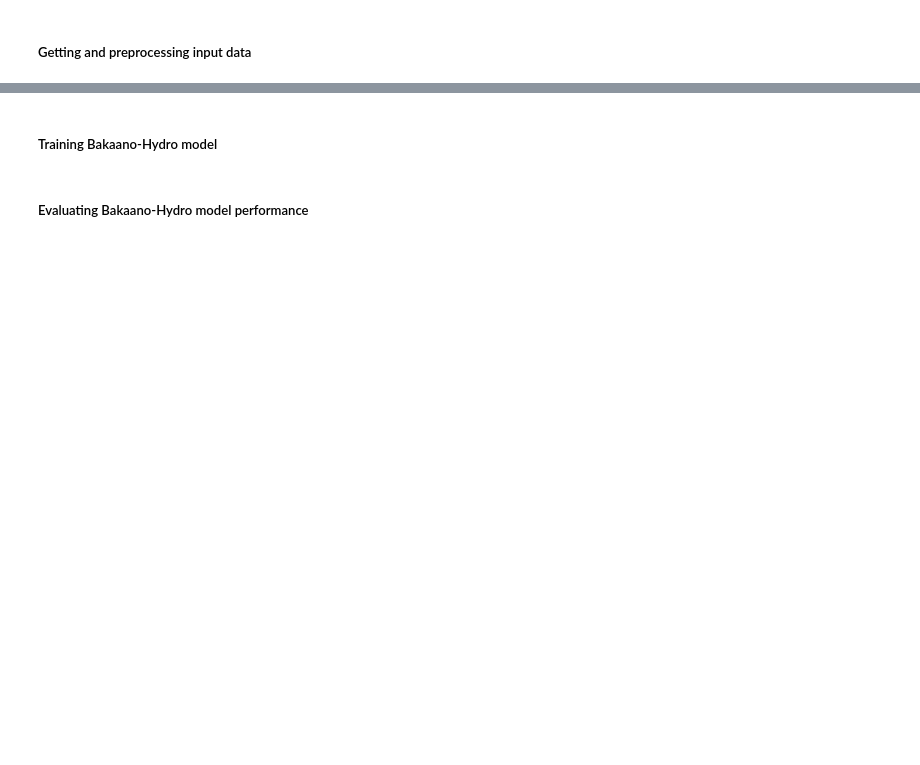
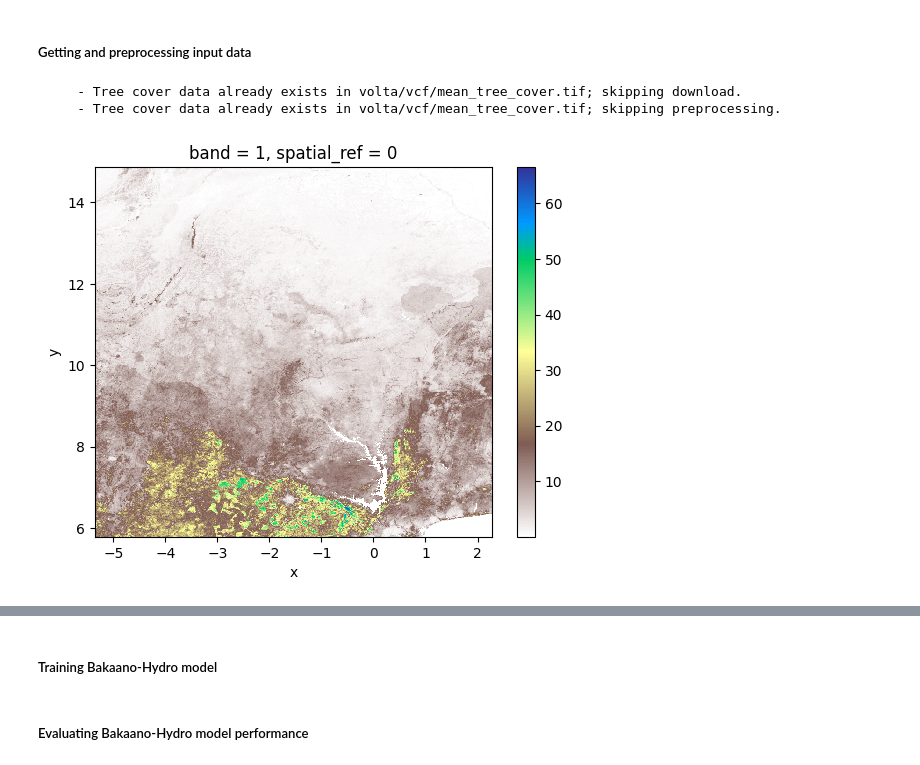
Before and after one commit to confidence-duku/bakaano-hydro, a Jupyter notebook: Bakaano Hydro Tutorials.ipynb, the cells around one changed output, grey strips where cells are left out. Cells and saved outputs as stored; diff of their text form; code cells hidden in the pictures; blank space fills up the shorter version.

Commit message:
updated all download objects

```diff
--- a/Bakaano Hydro Tutorials.ipynb
+++ b/Bakaano Hydro Tutorials.ipynb
@@ -3,13 +3,19 @@
 # %%
 # Set working directory and path to shapefile of study area
 
-working_dir = ''  #provide working folder directory
-study_area = ''  #provide path to shapefile of study_area
-train_start_date = ''  # provide start date in format e.g. '2016-12-31'
-train_end_date = ''  #provide end date in format e.g. '2016-12-31'
-val_start_date = ''
-val_end_date = ''
+working_dir = 'volta'  #provide working folder directory
+study_area = 'bakaano/test/volta.shp'  #provide path to shapefile of study_area
+train_start_date = '1989-01-01'  # provide start date in format e.g. '2016-12-31'
+train_end_date = '2016-12-31'  #provide end date in format e.g. '2016-12-31'
+val_start_date = '1981-01-01'
+val_end_date = '1988-12-31'
 # %%
-from bakaano.tree_cover import VCF
-vf = VCF(working_dir, study_area)
-vf.download_vcf()
+from bakaano.tree_cover import TreeCover
+vf = TreeCover(working_dir, study_area)
+vf.download_tree_cover()
+vf.preprocess_tree_cover()
+vf.plot_tree_cover()
+# %% [output]
+     - Tree cover data already exists in volta/vcf/mean_tree_cover.tif; skipping download.
+     - Tree cover data already exists in volta/vcf/mean_tree_cover.tif; skipping preprocessing.
+[figure, added]
```
Also changed, not shown: parts of 10 cells of this notebook, 6 other files.
